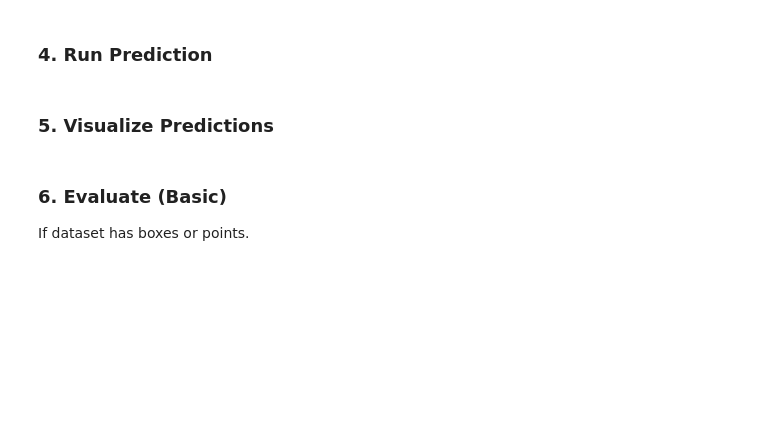
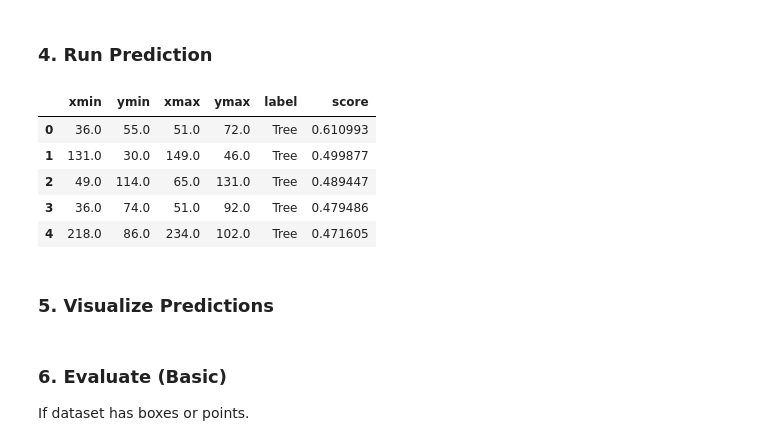
Before and after one commit to shraddha-r0/avian-ai-lab, a Jupyter notebook: projects/bird-detector-lab/notebooks/01_zero_shot_birddetector.ipynb, the cells around one changed output. Drawn from its saved outputs; the diff is of its cells as text; code cells hidden in the pictures; blank space fills up the shorter version.

```diff
--- a/projects/bird-detector-lab/notebooks/01_zero_shot_birddetector.ipynb
+++ b/projects/bird-detector-lab/notebooks/01_zero_shot_birddetector.ipynb
@@ -12,5 +14,15 @@ import cv2
 # %% [markdown]
 ### 2. Load the Model
 # %%
-model = DeepForest()
-model.use_bird_release() # BirdDetector model
+model = main.deepforest()
+
+# Load weights from Hugging Face
+url = "https://huggingface.co/weecology/deepforest-bird/resolve/main/bird.pt"
+state_dict = torch.hub.load_state_dict_from_url(url, map_location="cpu")
+model.model.load_state_dict(state_dict)
+
+model.config["model"]["class_names"] = ["bird"]
+model.label_dict = {"bird": 0}
+model.label_dict_reverse = {0: "bird"}
+
+print("Loaded BirdDetector model. Labels:", model.label_dict)
@@ -25,7 +43,14 @@ plt.axis("off")
 ### 4. Run Prediction
 # %%
 predictions = model.predict_image(image=image)
-predictions
+predictions.head()
+# %% [output]
+|  | xmin | ymin | xmax | ymax | label | score |
+| 0 | 36.0 | 55.0 | 51.0 | 72.0 | Tree | 0.610993 |
+| 1 | 131.0 | 30.0 | 149.0 | 46.0 | Tree | 0.499877 |
+| 2 | 49.0 | 114.0 | 65.0 | 131.0 | Tree | 0.489447 |
+| 3 | 36.0 | 74.0 | 51.0 | 92.0 | Tree | 0.479486 |
+| 4 | 218.0 | 86.0 | 234.0 | 102.0 | Tree | 0.471605 |
 # %% [markdown]
 ### 5. Visualize Predictions
 # %%
```
Also changed, not shown: parts of 3 cells of this notebook, 3 other files.
